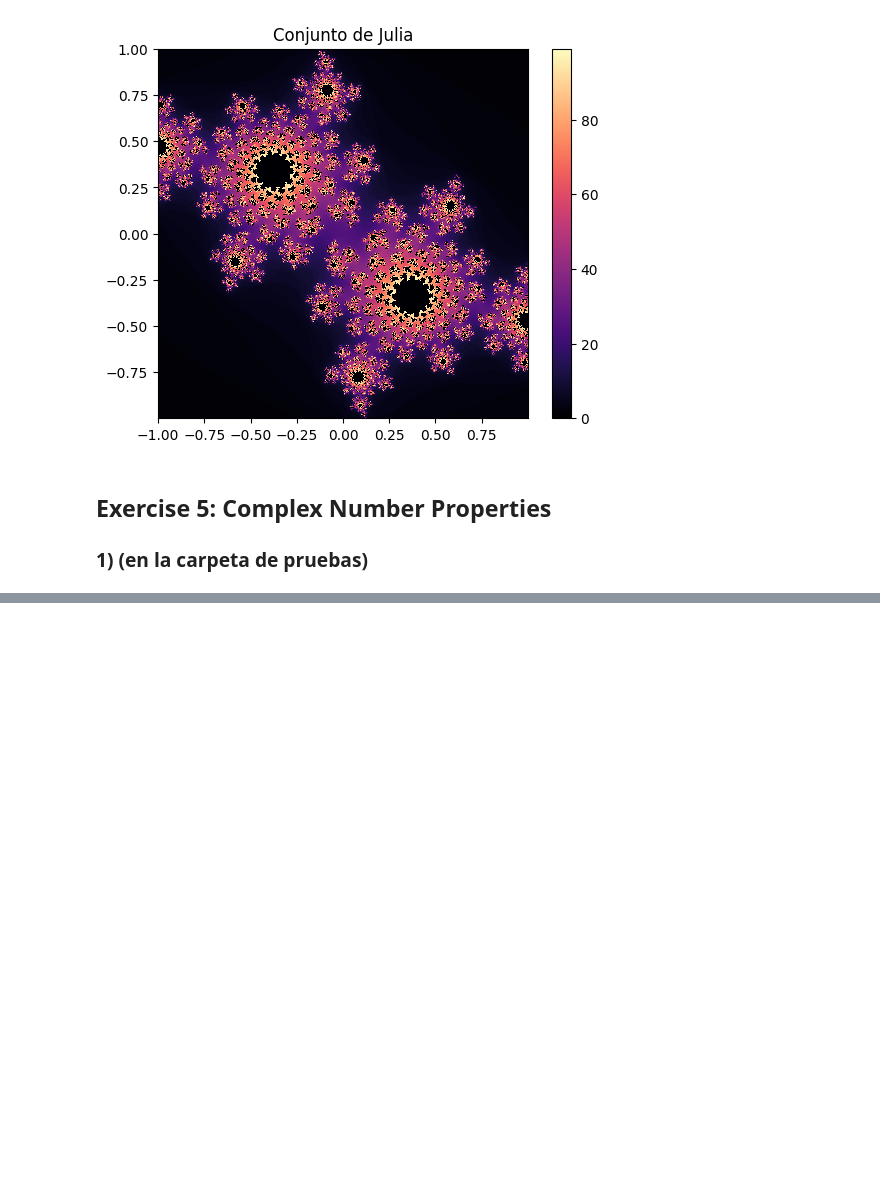
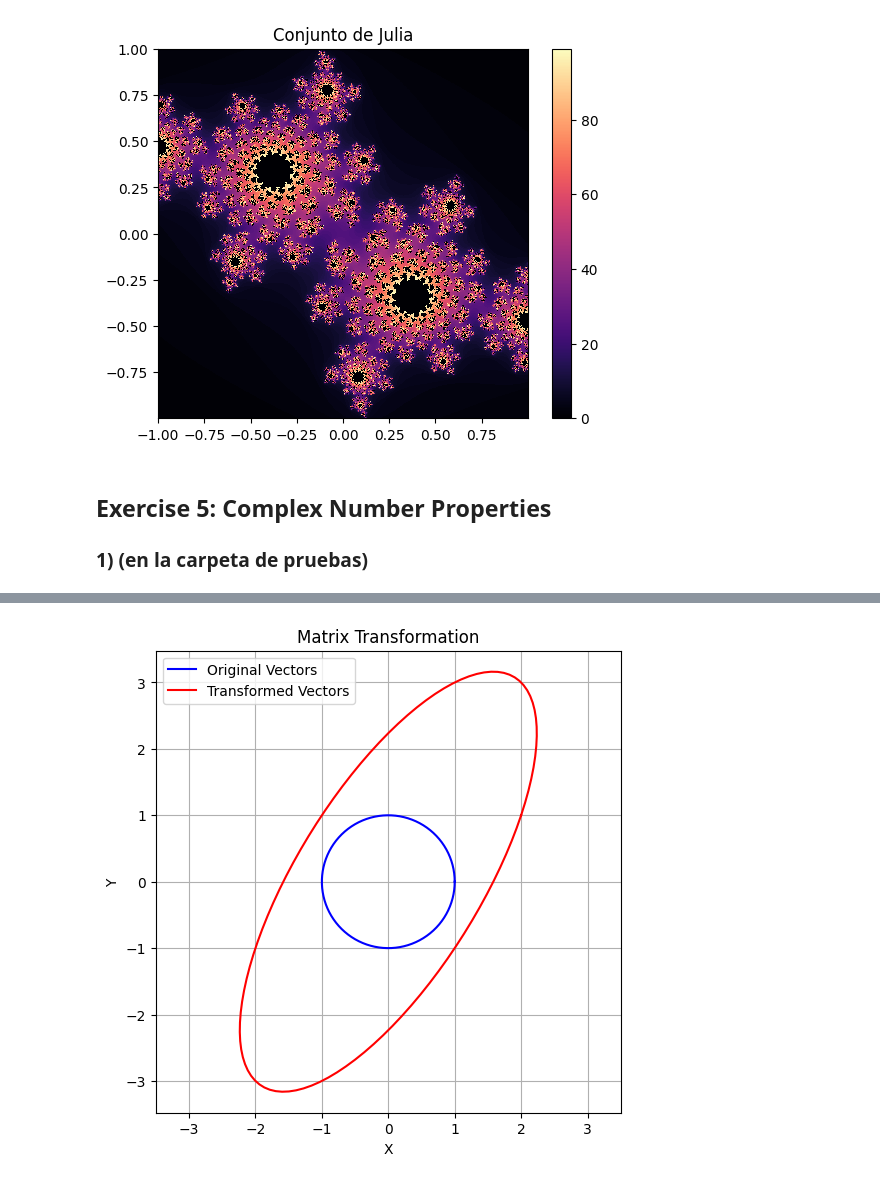
Before and after one commit to DannielEU/CNYT, a Jupyter notebook: SolucionComplexIntro.ipynb, the cells around one changed output, grey strips where cells are left out. Cells and saved outputs as stored; diff of their text form; code cells hidden in the pictures; blank space fills up the shorter version.

```diff
--- a/SolucionComplexIntro.ipynb
+++ b/SolucionComplexIntro.ipynb
@@ -221,0 +383,27 @@ plt.show()
+# %%
+import numpy as np
+import matplotlib.pyplot as plt
+
+# Define a transformation matrix
+T = np.array([[2, 1], [1, 3]])
+
+# Generate a set of vectors (unit circle)
+theta = np.linspace(0, 2*np.pi, 100)
+vectors = np.array([np.cos(theta), np.sin(theta)])
+
+# Apply the transformation
+transformed_vectors = T.dot(vectors)
+
+# Plotting
+plt.figure(figsize=(6,6))
+plt.plot(vectors[0], vectors[1], 'b', label='Original Vectors')  # Original vectors
+plt.plot(transformed_vectors[0], transformed_vectors[1], 'r', label='Transformed Vectors')  # Transformed vectors
+plt.axis('equal')
+plt.legend()
+plt.title('Matrix Transformation')
+plt.xlabel('X')
+plt.ylabel('Y')
+plt.grid(True)
+plt.show()
+# %% [output]
+[figure, added]
```
Also changed, not shown: parts of 13 cells of this notebook.
